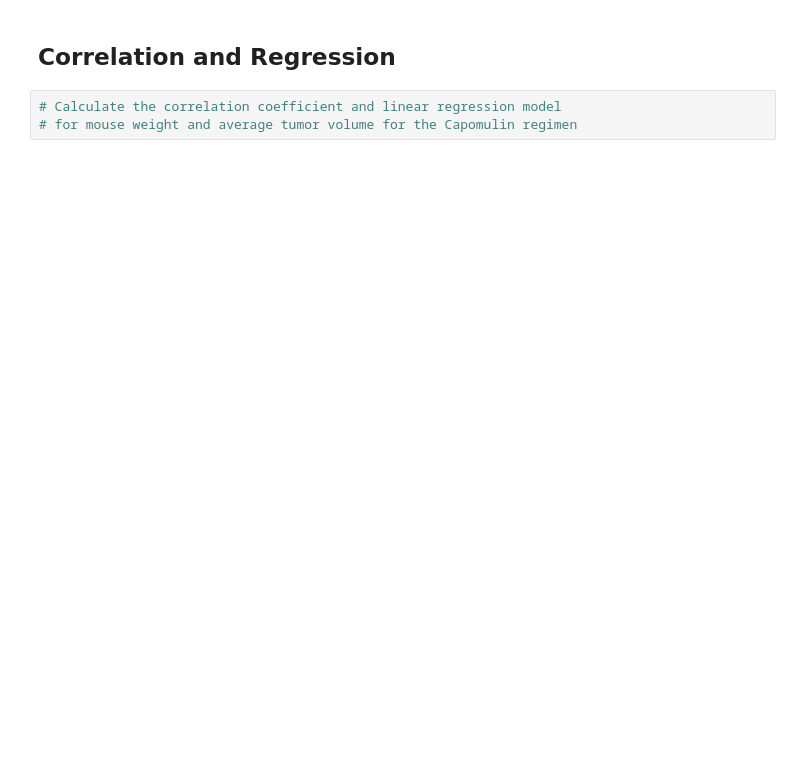
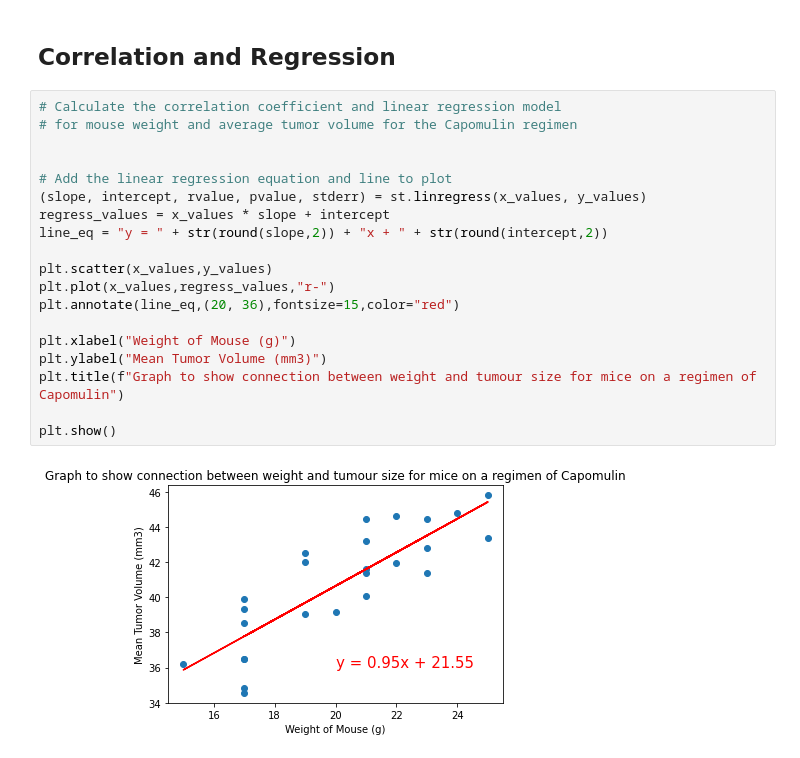
Before and after one commit to grilgamesh/Pymaceuticals, a Jupyter notebook: Pymaceuticals/pymaceuticals_solution.ipynb, the cells around one changed output. Cells and saved outputs as stored; diff of their text form; blank space fills up the shorter version.

```diff
--- a/Pymaceuticals/pymaceuticals_solution.ipynb
+++ b/Pymaceuticals/pymaceuticals_solution.ipynb
@@ -409,5 +430,23 @@ plt.show()
 # %% [markdown]
 ## Correlation and Regression
-# %%
-# Calculate the correlation coefficient and linear regression model
-# for mouse weight and average tumor volume for the Capomulin regimen
+# %%
+# Calculate the correlation coefficient and linear regression model
+# for mouse weight and average tumor volume for the Capomulin regimen
+
+
+# Add the linear regression equation and line to plot
+(slope, intercept, rvalue, pvalue, stderr) = st.linregress(x_values, y_values)
+regress_values = x_values * slope + intercept
+line_eq = "y = " + str(round(slope,2)) + "x + " + str(round(intercept,2))
+
+plt.scatter(x_values,y_values)
+plt.plot(x_values,regress_values,"r-")
+plt.annotate(line_eq,(20, 36),fontsize=15,color="red")
+
+plt.xlabel("Weight of Mouse (g)")
+plt.ylabel("Mean Tumor Volume (mm3)")
+plt.title(f"Graph to show connection between weight and tumour size for mice on a regimen of Capomulin")
+
+plt.show()
+# %% [output]
+[figure, added]
```
Also changed, not shown: parts of 14 cells of this notebook.
